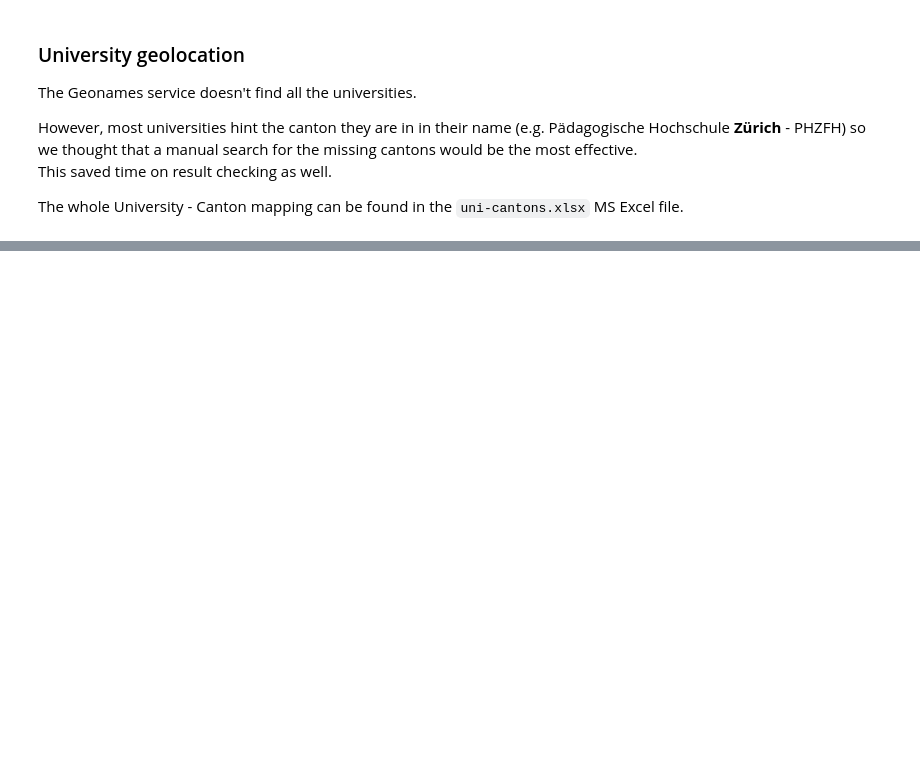
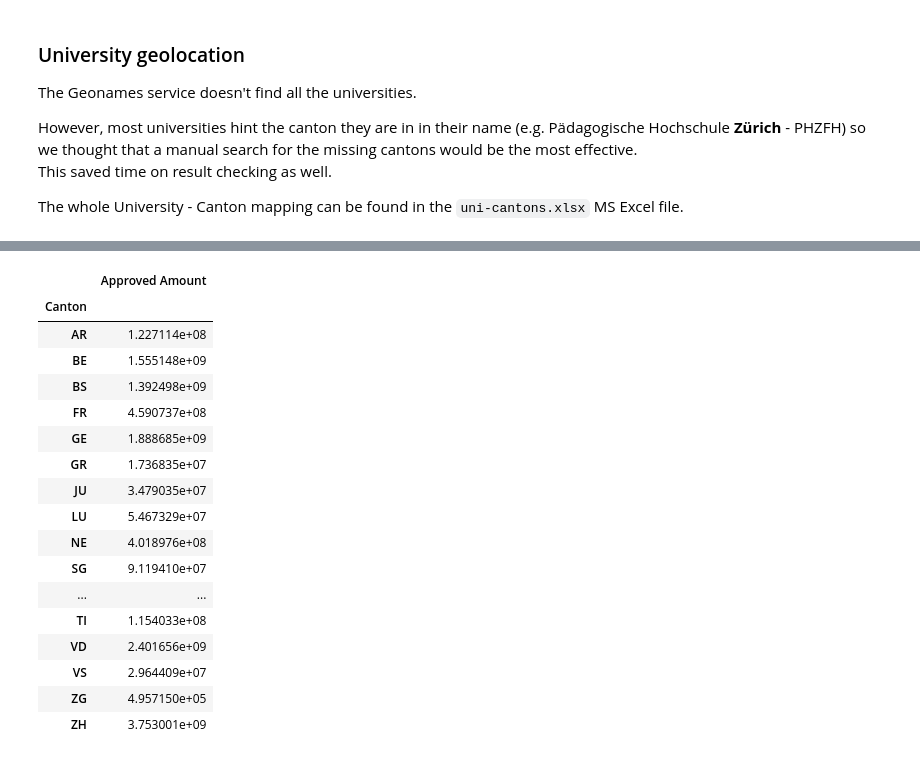
Before and after one commit to ireneu/ada, a Jupyter notebook: HW03/hw3.ipynb, the cells around one changed output, grey strips where cells are left out. Drawn from its saved outputs; the diff is of its cells as text; code cells hidden in the pictures; blank space fills up the shorter version.

```diff
--- a/HW03/hw3.ipynb
+++ b/HW03/hw3.ipynb
@@ -139,0 +182,22 @@ The whole University - Canton mapping can be found in the `uni-cantons.xlsx` MS
+# %%
+canton_grants = canton_grants.groupby('Canton').sum()
+canton_grants
+# %% [output]
+|  | Approved Amount |
+| Canton |  |
+| AR | 1.227114e+08 |
+| BE | 1.555148e+09 |
+| BS | 1.392498e+09 |
+| FR | 4.590737e+08 |
+| GE | 1.888685e+09 |
+| GR | 1.736835e+07 |
+| JU | 3.479035e+07 |
+| LU | 5.467329e+07 |
+| NE | 4.018976e+08 |
+| SG | 9.119410e+07 |
+| ... | ... |
+| TI | 1.154033e+08 |
+| VD | 2.401656e+09 |
+| VS | 2.964409e+07 |
+| ZG | 4.957150e+05 |
+| ZH | 3.753001e+09 |
```
Also changed, not shown: parts of 8 cells of this notebook.
